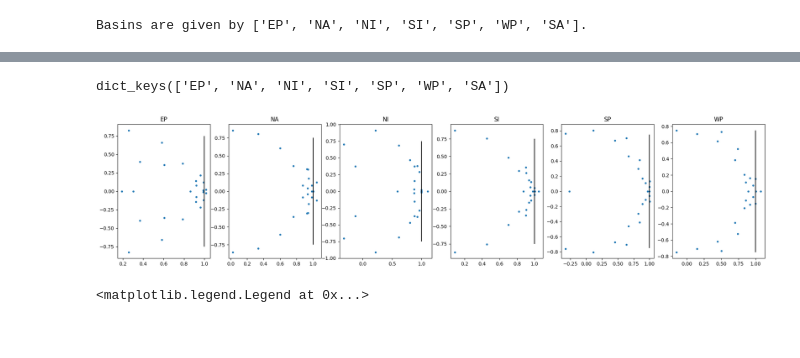
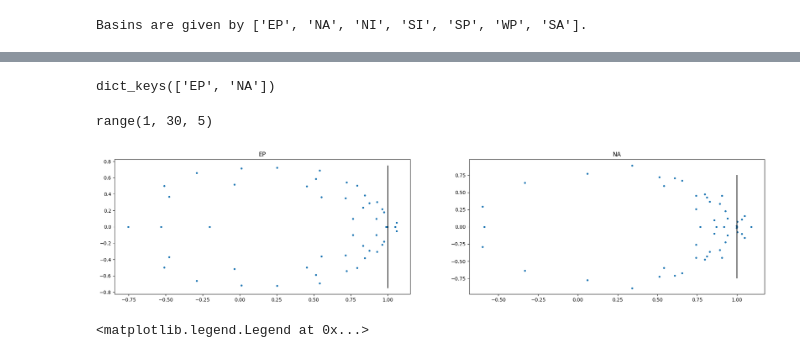
Before and after one commit to ejbrun/koopman_learning_tropical_cyclone, a Jupyter notebook: examples/koopman_kernel_for_TC_spectral_analysis_2.ipynb, the cells around one changed output, grey strips where cells are left out. Drawn from its saved outputs; the diff is of its cells as text; code cells hidden in the pictures.

```diff
--- a/examples/koopman_kernel_for_TC_spectral_analysis_2.ipynb
+++ b/examples/koopman_kernel_for_TC_spectral_analysis_2.ipynb
@@ -158,7 +158,7 @@ print(f"Basins are given by {BASINS}.")
 # %% [output]
 Basins are given by ['EP', 'NA', 'NI', 'SI', 'SP', 'WP', 'SA'].
 # %%
-def train_model_evals(tc_tracks_train, tc_tracks_test, context_length, time_lag, feature_list = ["lat", "lon", "max_sustained_wind"], top_k: int = 7):
+def train_model_evals(tc_tracks_train, tc_tracks_test, context_length, time_lag, feature_list = ["lat", "lon", "max_sustained_wind"], top_k: int = 4):
 
 
     tensor_context_train = context_dataset_from_TCTracks(
@@ -190,8 +190,9 @@ def train_model_evals(tc_tracks_train, tc_tracks_test, context_length, time_lag,
 
 
     ### Spectral analysis
-    reduced_rank = True
-    rank = 25
+    # reduced_rank = True
+    reduced_rank = False
+    rank = 50
     num_centers = 300
     tikhonov_reg = 1e-8
 
@@ -240,10 +237,13 @@ BASINS
 # %%
 evals_d = {}
 time_step_h = 1
-context_length = 16
-time_lags = range(1, 20, 5)
-# time_lags = range(3, 30, 2)
-for basin in BASINS:
+context_length = 13
+# context_length = 16
+time_lags = range(1, 30, 5)
+# time_lags = range(1, 30, 2)
+# time_lags = range(1, 50, 5)
+basins = BASINS[:-5]
+for basin in basins:
     ev_d= time_lag_scaling(basin, time_step_h, time_lags, context_length=context_length)
     evals_d[basin] = ev_d
 # %% [output]
@@ -287,18 +267,22 @@ Train for basin NI with time_lag 1.
 # %%
 evals_d.keys()
 # %% [output]
-dict_keys(['EP', 'NA', 'NI', 'SI', 'SP', 'WP', 'SA'])
+dict_keys(['EP', 'NA'])
+# %%
+time_lags
+# %% [output]
+range(1, 30, 5)
 # %%
-fig, ax = plt.subplots(1, len(BASINS[:-1]))
+fig, ax = plt.subplots(1, len(basins))
 fig.set_size_inches(24, 5)
 
-time_lag = time_lags[2]
-for idx, basin in enumerate(BASINS[:-1]):
+time_lag = time_lags[3]
+for idx, basin in enumerate(basins):
     ax[idx].plot(evals_d[basin][time_lag].real, evals_d[basin][time_lag].imag, ".")
     ax[idx].set_title(basin)
     ax[idx].vlines(1.0, -0.75, 0.75, color="black")
 # %% [output]
-[figure, old version]
+[figure, new version]
 # %%
 fig, ax = plt.subplots()
 
```
Also changed, not shown: parts of 2 cells of this notebook, 2 other files.
